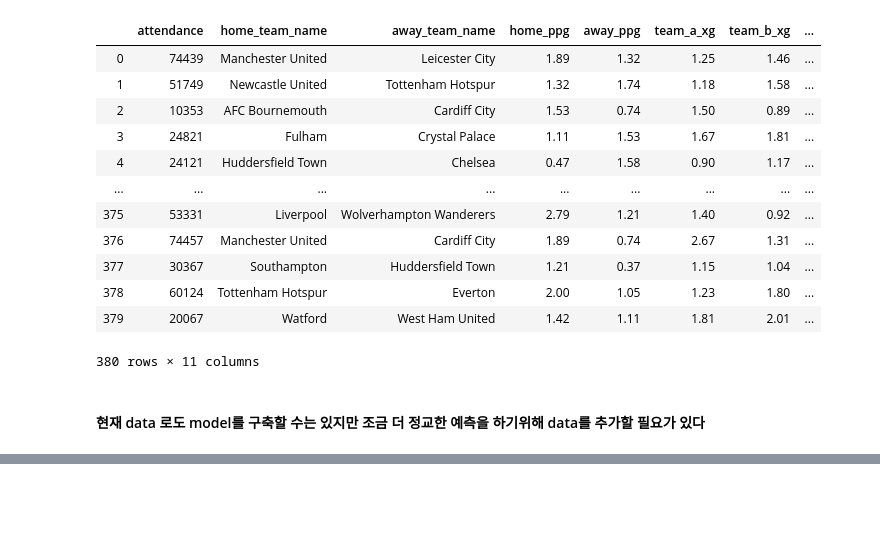
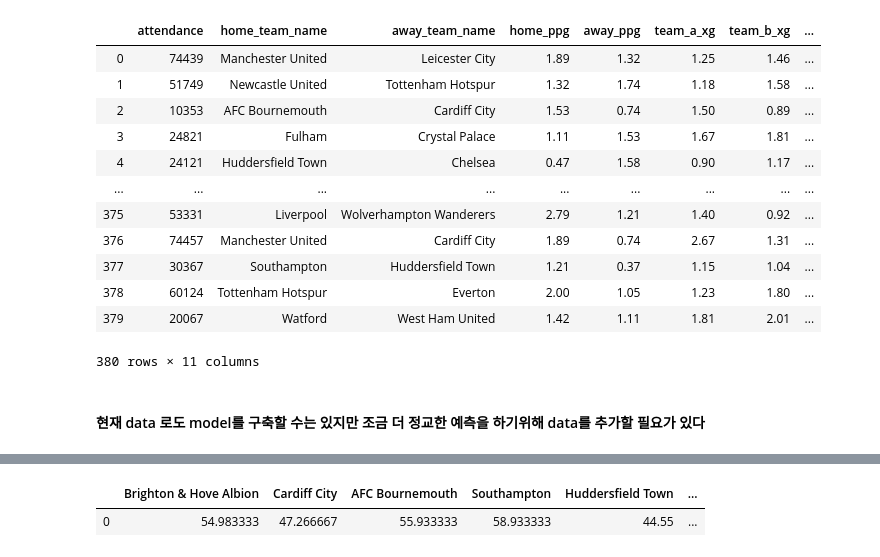
Before and after one commit to kangmincho1/Side-Projects, a Jupyter notebook: classification.ipynb, the cells around one changed output, grey strips where cells are left out. Cells and saved outputs as stored; diff of their text form; code cells hidden in the pictures; blank space fills up the shorter version.

```diff
--- a/classification.ipynb
+++ b/classification.ipynb
@@ -155,0 +160,32 @@ Name: home_team_name, dtype: int64
+# %%
+season_1516 = {'Brighton & Hove Albion': 89*0.5, 'Cardiff City': 68*0.5, 'AFC Bournemouth': 42, 'Southampton': 63, 'Huddersfield Town': 51*0.5, 'Wolverhampton Wanderers': 58*0.5, 'Chelsea': 50, 'Watford': 45, 'Tottenham Hotspur': 70, 'West Ham United': 62, 'Liverpool': 60, 'Manchester United': 66, 'Burnley': 93*0.5, 'Crystal Palace': 42, 'Fulham': 51*0.5, 'Leicester City': 81, 'Manchester City': 66, 'Newcastle United': 37, 'Everton': 47, 'Arsenal': 71}
+
+season_1617 = {'Brighton & Hove Albion': 93*0.5, 'Cardiff City': 62*0.5, 'AFC Bournemouth': 46, 'Southampton': 46, 'Huddersfield Town': 81*0.5, 'Wolverhampton Wanderers': 58*0.5, 'Chelsea': 93, 'Watford': 40, 'Tottenham Hotspur': 86, 'West Ham United': 45, 'Liverpool': 76, 'Manchester United': 69, 'Burnley': 40, 'Crystal Palace': 41, 'Fulham': 80*0.5, 'Leicester City': 44, 'Manchester City': 78, 'Newcastle United': 94*0.5, 'Everton': 61, 'Arsenal': 75}
+
+season_1718 = {'Brighton & Hove Albion': 40, 'Cardiff City': 90*0.5, 'AFC Bournemouth': 44, 'Southampton': 36, 'Huddersfield Town': 37, 'Wolverhampton Wanderers': 99*0.5, 'Chelsea': 70, 'Watford': 41, 'Tottenham Hotspur': 77, 'West Ham United': 42, 'Liverpool': 75, 'Manchester United': 81, 'Burnley': 54, 'Crystal Palace': 44, 'Fulham': 88*0.5, 'Leicester City': 47, 'Manchester City': 100, 'Newcastle United': 44, 'Everton': 49, 'Arsenal': 63}
+
+
+for team, point in season_1617.items():
+    point = point * 1.3
+    season_1617[team] = point
+
+for team, point in season_1718.items():
+    point = point * 1.5
+    season_1718[team] = point
+
+season_1516, season_1617, season_1718
+
+data1516 = pd.DataFrame.from_dict([season_1516])
+
+data1617 = pd.DataFrame.from_dict([season_1617])
+
+data1718 = pd.DataFrame.from_dict([season_1718])
+
+total_points = data1516 + data1617 + data1718
+total_points
+
+mean_of_points = total_points / 3
+mean_of_points
+# %% [output]
+|  | Brighton & Hove Albion | Cardiff City | AFC Bournemouth | Southampton | Huddersfield Town | ... |
+| 0 | 54.983333 | 47.266667 | 55.933333 | 58.933333 | 44.55 | ... |
```
Also changed, not shown: parts of 2 cells of this notebook.
